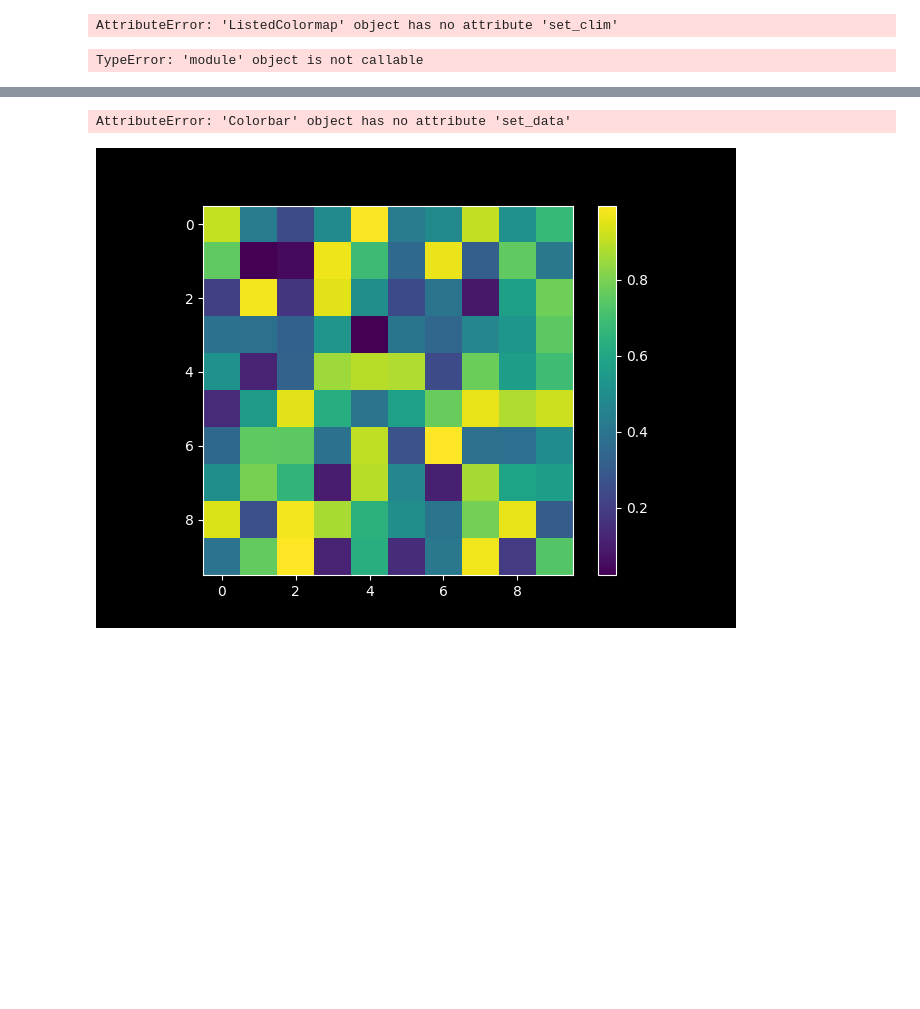
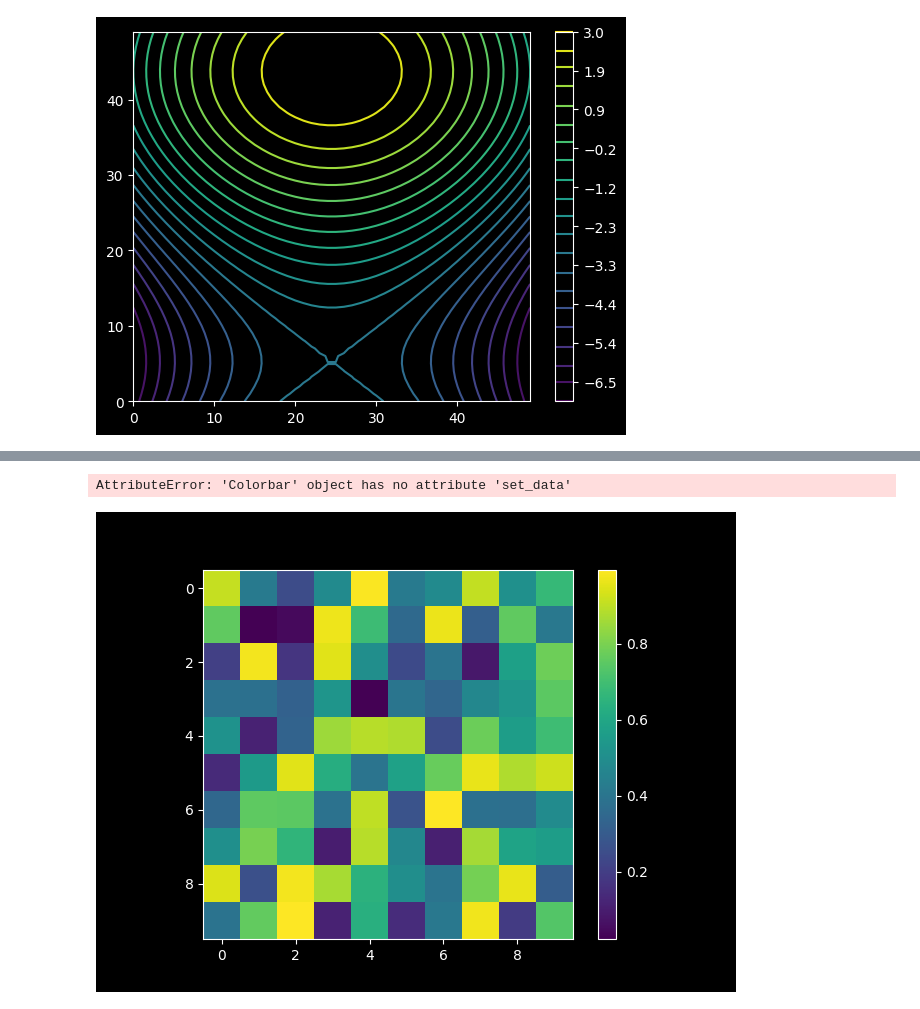
Before and after one commit to pumpkinpieter/slab, a Jupyter notebook: debug/plotting/Update_Colorbar.ipynb, the cells around one changed output, grey strips where cells are left out. Cells and saved outputs as stored; diff of their text form; code cells hidden in the pictures; blank space fills up the shorter version.

```diff
--- a/debug/plotting/Update_Colorbar.ipynb
+++ b/debug/plotting/Update_Colorbar.ipynb
@@ -22,18 +20,12 @@ minz, maxz
 # %%
-# ax.clear()
 Zs = -4 * Xs**2 + 3 * np.sin(2*Ys)
-map.set_data(Zs)
-cbar.cmap.set_clim(-10,1)
-plt.draw()
-
-minz, maxz = np.min(Zs), np.max(Zs)
-minz, maxz
+ax.clear()
+im = ax.contour(Zs, levels)
+cbar.boundaries = np.round(np.linspace(np.min(Zs), np.max(Zs), levels),1)
+cbar.update_normal(im)
+fig
 # %% [output]
-AttributeError: 'ListedColormap' object has no attribute 'set_clim'
+[figure, added]
-# %%
-plt.cm.
-# %% [output]
-TypeError: 'module' object is not callable
 # %%
 import matplotlib.pyplot as plt
 import numpy as np
```
Also changed, not shown: parts of 3 cells of this notebook, 23 other files.
